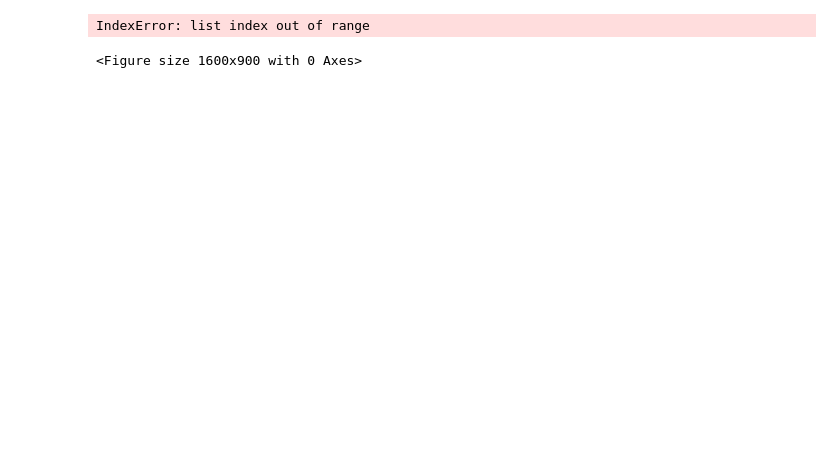
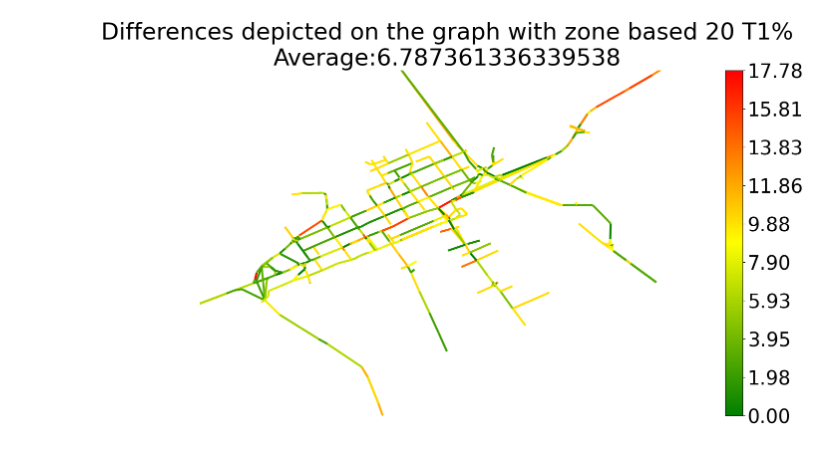
Before and after one commit to Nemesaaa/Projectlab, a Jupyter notebook: forecasting/color_plots_forecast.ipynb, the cells around one changed output. Saved outputs shown, nothing was run; the diff lists cells and outputs as text; code cells hidden in the pictures; blank space fills up the shorter version.

```diff
--- a/forecasting/color_plots_forecast.ipynb
+++ b/forecasting/color_plots_forecast.ipynb
@@ -58,0 +97,17 @@ maxdif_s_30 = plot_graph_weight_forecast(G1, output, edges_to_hide,prepared_trai
+# %%
+%run ../Codes/Data_visualization.ipynb
+with open('../forecasting/edges_to_hide0.8_t2_smart_5_v5.json', 'r') as file:
+    edges_to_hide = json.load(file)
+
+data_predict = torch.load('../generate/generated_files/data_predict_backup.pth')
+data_predict_copy = copy.deepcopy(data_predict)
+random_numbers = random.sample(range(len(data_predict)), int(len(data_predict)*0.3))
+data_predict_test = [data_predict_copy[i] for i in random_numbers]
+data_predict_train = [data_predict_copy[i] for i in range(len(data_predict_copy)) if i not in random_numbers]
+prepared_training_data, prepared_training_data_hidden, prepared_test_data, prepared_test_data_hidden = data_preparation_for_forecasting(data_predict_train,data_predict_test, edges_to_hide, True)
+
+model2 = GNN(edge_dims[0], edge_dims[1], edge_dims[2], edge_dims[3], edge_dims[4], edge_dims[5], edge_dims[6], edge_dims[7], edge_dims[8])
+model2.load_state_dict(torch.load('../forecasting/gnn_model_ces_0.8_t2_smart_5_v5.json'))
+output = model2(prepared_training_data_hidden[2][2].edge_attr, prepared_training_data_hidden[2][2].edge_index)
+maxdif_s_30 = plot_graph_weight_forecast(G1, output, edges_to_hide,prepared_training_data[2][2]," zone based 20% T2" )
+maxdif_s_30_GEH = plot_graph_weight_forecast_GEH(G1, output, edges_to_hide,prepared_training_data[2][2], " zone based 20 T2%" )
@@ -58,0 +117,17 @@ maxdif_s_30 = plot_graph_weight_forecast(G1, output, edges_to_hide,prepared_trai
+# %%
+%run ../Codes/Data_visualization.ipynb
+with open('../forecasting/edges_to_hide0.8_t3_smart_5_v1.json', 'r') as file:
+    edges_to_hide = json.load(file)
+
+data_predict = torch.load('../generate/generated_files/data_predict_backup.pth')
+data_predict_copy = copy.deepcopy(data_predict)
+random_numbers = random.sample(range(len(data_predict)), int(len(data_predict)*0.3))
+data_predict_test = [data_predict_copy[i] for i in random_numbers]
+data_predict_train = [data_predict_copy[i] for i in range(len(data_predict_copy)) if i not in random_numbers]
+prepared_training_data, prepared_training_data_hidden, prepared_test_data, prepared_test_data_hidden = data_preparation_for_forecasting(data_predict_train,data_predict_test, edges_to_hide, True)
+
+model2 = GNN(edge_dims[0], edge_dims[1], edge_dims[2], edge_dims[3], edge_dims[4], edge_dims[5], edge_dims[6], edge_dims[7], edge_dims[8])
+model2.load_state_dict(torch.load('../forecasting/gnn_model_ces_0.8_t3_smart_5_v1.json'))
+output = model2(prepared_training_data_hidden[2][2].edge_attr, prepared_training_data_hidden[2][2].edge_index)
+maxdif_s_30 = plot_graph_weight_forecast(G1, output, edges_to_hide,prepared_training_data[2][2]," zone based 20% T3" )
+maxdif_s_30_GEH = plot_graph_weight_forecast_GEH(G1, output, edges_to_hide,prepared_training_data[2][2], " zone based 20 T3%" )
@@ -59,7 +137,5 @@ maxdif_s_30 = plot_graph_weight_forecast(G1, output, edges_to_hide,prepared_trai
 # %%
-
-maxdif_s_20 = plot_graph_weight(G1, output, edges_to_hide,prepared_training_data[2], " zone based 20%"  )
-maxdif_s_20_GEH = plot_graph_weight_GEH(G1, output, edges_to_hide,prepared_training_data[2], " zone based 20%"  )
+#maxdif_s_30 = plot_graph_weight_forecast(G1, output, edges_to_hide,prepared_training_data[2][2]," zone based 20% T1" )
+maxdif_s_30_GEH = plot_graph_weight_forecast_GEH(G1, output, edges_to_hide,prepared_training_data[2][2], " zone based 20 T1%" )
 # %% [output]
-IndexError: list index out of range
-<Figure size 1600x900 with 0 Axes>
+[figure, added]
```
Also changed, not shown: parts of 12 cells of this notebook, 27 other files.
